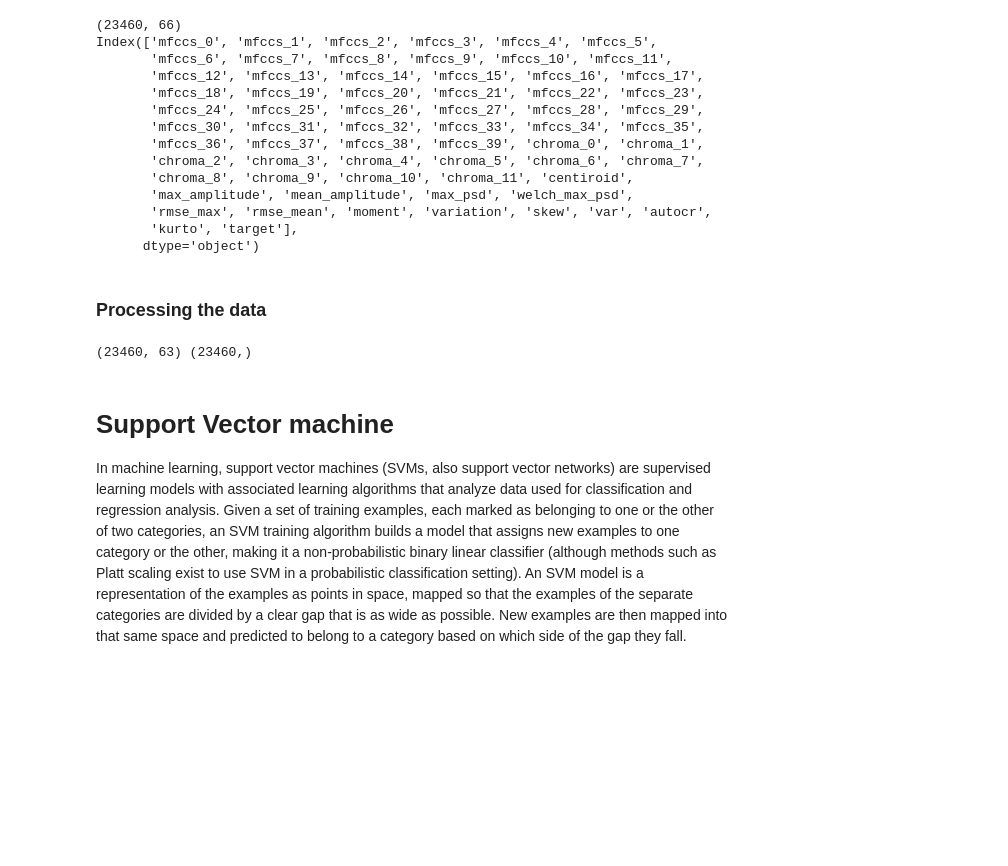
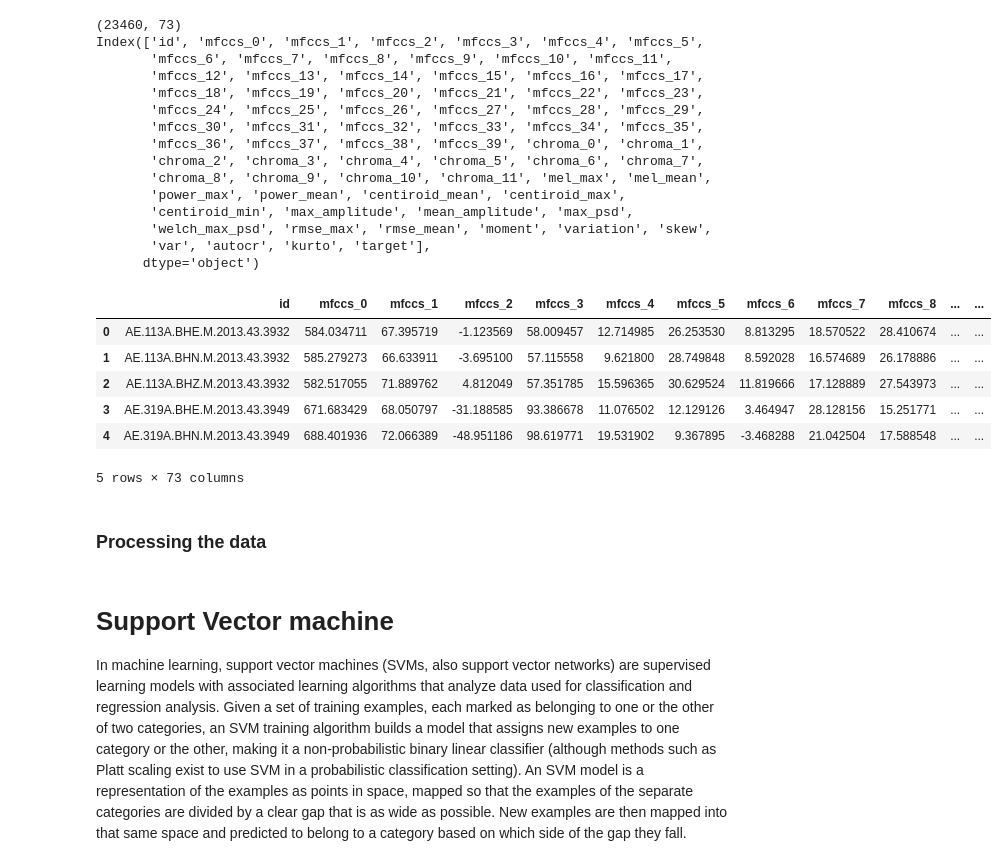
Before and after one commit to msahamed/machine_learning_earthquakes-nuclear-explosion, a Jupyter notebook: Codes/classify_earthquakes.ipynb, the cells around one changed output. Cells and saved outputs as stored; diff of their text form; code cells hidden in the pictures; blank space fills up the shorter version.

```diff
--- a/Codes/classify_earthquakes.ipynb
+++ b/Codes/classify_earthquakes.ipynb
@@ -19,14 +19,15 @@ np.random.seed(random_state)
 dir_path = '../../pipeline_modules/'
 sys.path.append(dir_path)
 # %%
-data62 = 'seismogram_data_62_new.csv'
-data66 = 'seismogram_data_66_new.csv'
-df = pd.read_csv(data66)
+# data62 = 'seismogram_data_62_new.csv'
+# data66 = 'seismogram_data_66_new.csv'
+data73 = 'seismogram_data_73_new.csv'
+df = pd.read_csv(data73)
 print(df.shape)
 print(df.columns)
 # %% [output]
-(23460, 66)
-Index(['mfccs_0', 'mfccs_1', 'mfccs_2', 'mfccs_3', 'mfccs_4', 'mfccs_5',
+(23460, 73)
+Index(['id', 'mfccs_0', 'mfccs_1', 'mfccs_2', 'mfccs_3', 'mfccs_4', 'mfccs_5',
        'mfccs_6', 'mfccs_7', 'mfccs_8', 'mfccs_9', 'mfccs_10', 'mfccs_11',
        'mfccs_12', 'mfccs_13', 'mfccs_14', 'mfccs_15', 'mfccs_16', 'mfccs_17',
        'mfccs_18', 'mfccs_19', 'mfccs_20', 'mfccs_21', 'mfccs_22', 'mfccs_23',
@@ -34,27 +35,21 @@ Index(['mfccs_0', 'mfccs_1', 'mfccs_2', 'mfccs_3', 'mfccs_4', 'mfccs_5',
        'mfccs_30', 'mfccs_31', 'mfccs_32', 'mfccs_33', 'mfccs_34', 'mfccs_35',
        'mfccs_36', 'mfccs_37', 'mfccs_38', 'mfccs_39', 'chroma_0', 'chroma_1',
        'chroma_2', 'chroma_3', 'chroma_4', 'chroma_5', 'chroma_6', 'chroma_7',
-       'chroma_8', 'chroma_9', 'chroma_10', 'chroma_11', 'centiroid',
-       'max_amplitude', 'mean_amplitude', 'max_psd', 'welch_max_psd',
-       'rmse_max', 'rmse_mean', 'moment', 'variation', 'skew', 'var', 'autocr',
-       'kurto', 'target'],
+       'chroma_8', 'chroma_9', 'chroma_10', 'chroma_11', 'mel_max', 'mel_mean',
+       'power_max', 'power_mean', 'centiroid_mean', 'centiroid_max',
+       'centiroid_min', 'max_amplitude', 'mean_amplitude', 'max_psd',
+       'welch_max_psd', 'rmse_max', 'rmse_mean', 'moment', 'variation', 'skew',
+       'var', 'autocr', 'kurto', 'target'],
       dtype='object')
+# %%
+df.head()
+# %% [output]
+|  | id | mfccs_0 | mfccs_1 | mfccs_2 | mfccs_3 | mfccs_4 | mfccs_5 | mfccs_6 | mfccs_7 | mfccs_8 | ... | ... |
+| 0 | AE.113A.BHE.M.2013.43.3932 | 584.034711 | 67.395719 | -1.123569 | 58.009457 | 12.714985 | 26.253530 | 8.813295 | 18.570522 | 28.410674 | ... | ... |
+| 1 | AE.113A.BHN.M.2013.43.3932 | 585.279273 | 66.633911 | -3.695100 | 57.115558 | 9.621800 | 28.749848 | 8.592028 | 16.574689 | 26.178886 | ... | ... |
+| 2 | AE.113A.BHZ.M.2013.43.3932 | 582.517055 | 71.889762 | 4.812049 | 57.351785 | 15.596365 | 30.629524 | 11.819666 | 17.128889 | 27.543973 | ... | ... |
+| 3 | AE.319A.BHE.M.2013.43.3949 | 671.683429 | 68.050797 | -31.188585 | 93.386678 | 11.076502 | 12.129126 | 3.464947 | 28.128156 | 15.251771 | ... | ... |
+| 4 | AE.319A.BHN.M.2013.43.3949 | 688.401936 | 72.066389 | -48.951186 | 98.619771 | 19.531902 | 9.367895 | -3.468288 | 21.042504 | 17.588548 | ... | ... |
+5 rows × 73 columns
 # %% [markdown]
 ### Processing the data
-# %%
-Y = df['target']
-X = df.drop(['target', 'moment', 'variation'], axis=1)
-
-# x_new_old = df_old.drop(['target'], axis=1)
-
-print(np.shape(X), np.shape(Y))
-
-X, Y = shuffle(X, Y, random_state = random_state)
-
-X_train, X_test, Y_train, Y_test = train_test_split(X, Y, test_size = 0.20, random_state= random_state)
-mms = StandardScaler()
-
-X_train = mms.fit_transform(X_train)
-X_test = mms.fit_transform(X_test)
-# %% [output]
-(23460, 63) (23460,)
```
Also changed, not shown: parts of 10 cells of this notebook, 30 other files.
